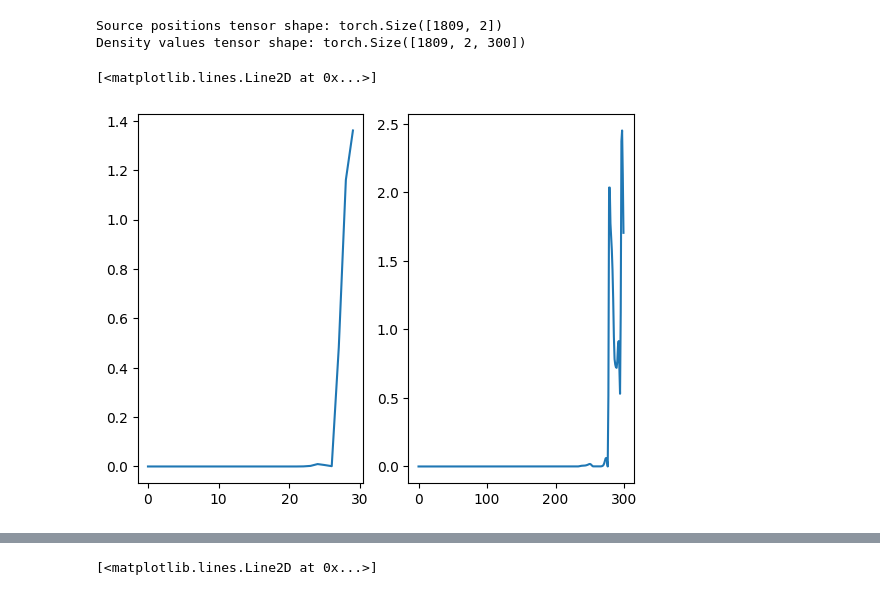
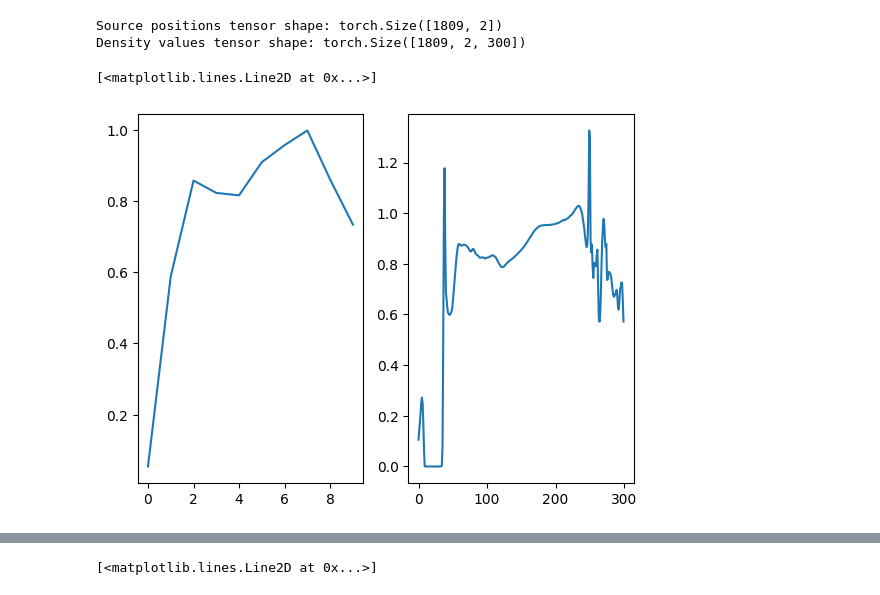
Before and after one commit to Tyro-Young/Inverse-CFD, a Jupyter notebook: smoke_sliding_window- Feb 14.ipynb, the cells around one changed output, grey strips where cells are left out. Drawn from its saved outputs; the diff is of its cells as text; code cells hidden in the pictures.

```diff
--- a/smoke_sliding_window- Feb 14.ipynb
+++ b/smoke_sliding_window- Feb 14.ipynb
@@ -106,16 +106,16 @@ Source positions tensor shape: torch.Size([1809, 2])
 Density values tensor shape: torch.Size([1809, 2, 300])
 # %%
 ### Just checking how averaging might work on the singal
-
+index = 200; sensor = 0
 # import torch.nn as nn
-my_test_layer = nn.AvgPool1d(10)
+my_test_layer = nn.AvgPool1d(30)
 plt.subplot(121)
-plt.plot(my_test_layer(density_tensor)[100,0,:])
+plt.plot(my_test_layer(density_tensor)[index,sensor,:])
 plt.subplot(122)
-plt.plot((density_tensor)[100,0,:])
+plt.plot((density_tensor)[index,sensor,:])
 # %% [output]
 [<matplotlib.lines.Line2D at 0x...>]
-[figure, old version]
+[figure, new version]
 # %%
 ## Just checking how averaging might work on the singal
 my_test_layer1 = nn.AvgPool1d(5)
```
Also changed, not shown: parts of 1 cell of this notebook, 1 other file.
